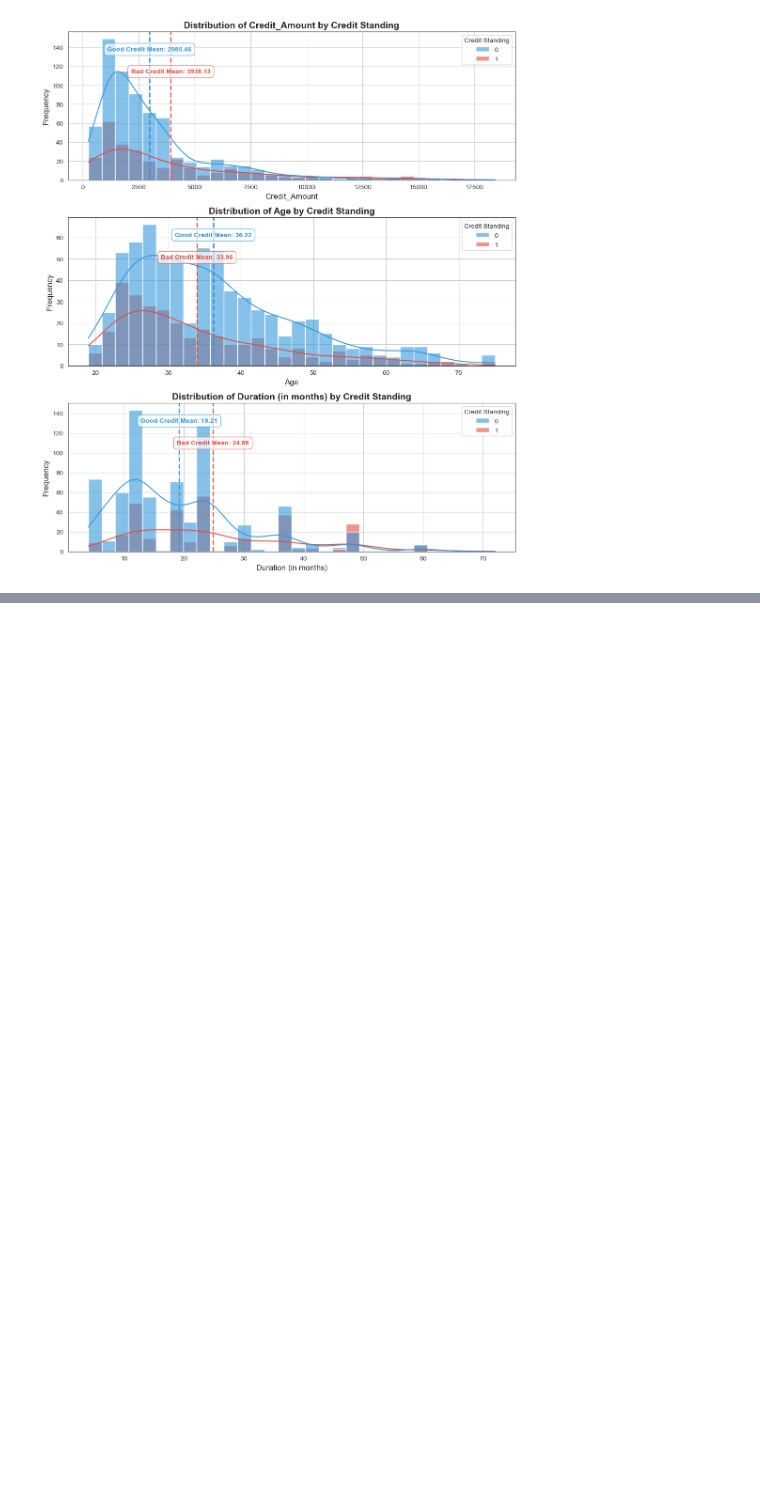
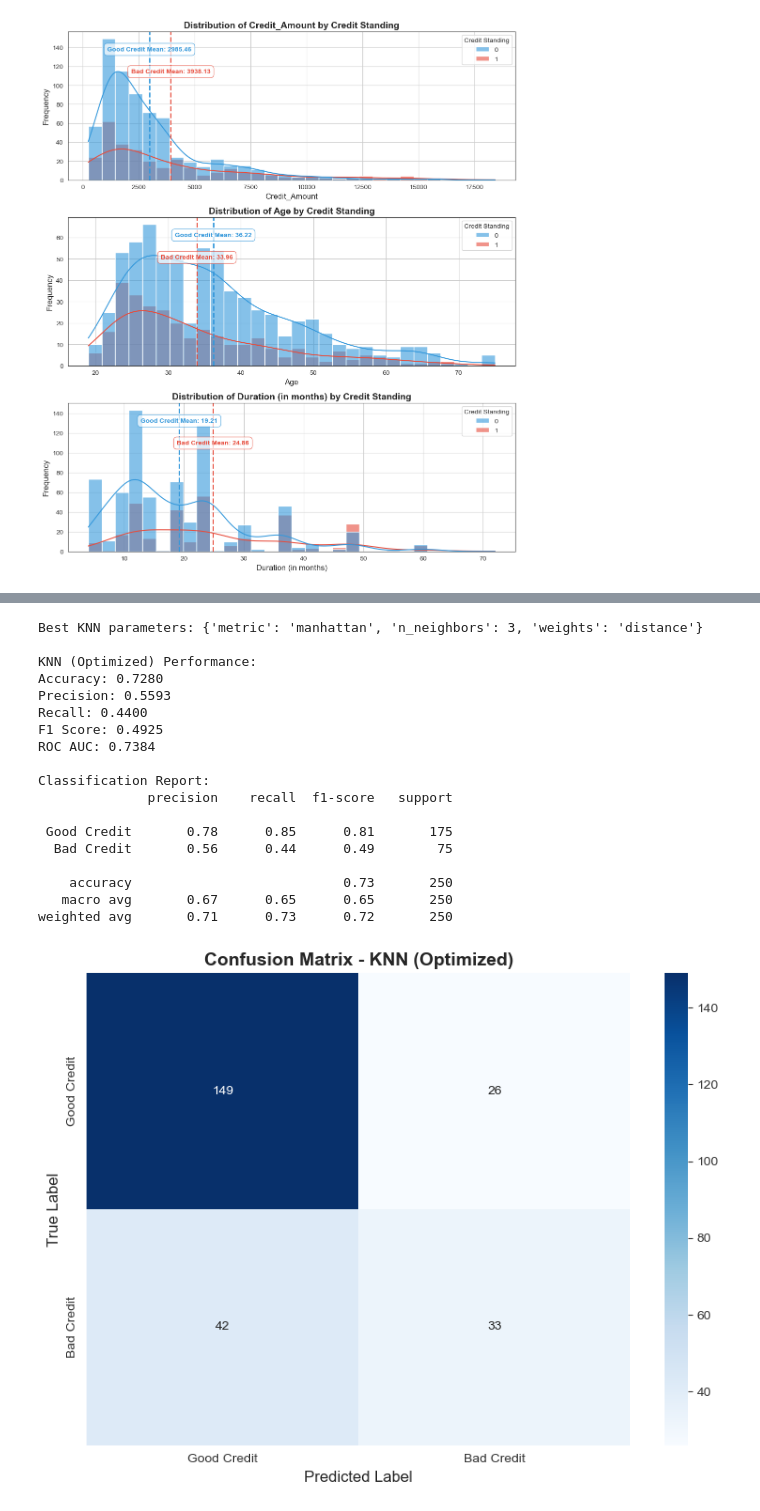
Before and after one commit to DSCI-310-2025/dsci-310-python-group-1-pipeline-pythons, a Jupyter notebook: credit_risk_analysis.ipynb, the cells around one changed output, grey strips where cells are left out. Drawn from its saved outputs; the diff is of its cells as text; code cells hidden in the pictures; blank space fills up the shorter version.

```diff
--- a/credit_risk_analysis.ipynb
+++ b/credit_risk_analysis.ipynb
@@ -301,0 +390,35 @@ plt.show()
+# %%
+# 2. KNN Classifier with Grid Search
+param_grid = {
+    'n_neighbors': [3, 5, 7, 9, 11, 13, 15],
+    'weights': ['uniform', 'distance'],
+    'metric': ['euclidean', 'manhattan']
+}
+
+knn = KNeighborsClassifier()
+grid_search = GridSearchCV(knn, param_grid, cv=5, scoring='f1', n_jobs=-1)
+grid_search.fit(X_train_scaled, y_train)
+
+print(f"\nBest KNN parameters: {grid_search.best_params_}")
+best_knn = grid_search.best_estimator_
+knn_metrics = evaluate_model(best_knn, X_test, y_test, "KNN (Optimized)", scaled=True)
+# %% [output]
+Best KNN parameters: {'metric': 'manhattan', 'n_neighbors': 3, 'weights': 'distance'}
+
+KNN (Optimized) Performance:
+Accuracy: 0.7280
+Precision: 0.5593
+Recall: 0.4400
+F1 Score: 0.4925
+ROC AUC: 0.7384
+
+Classification Report:
+              precision    recall  f1-score   support
+
+ Good Credit       0.78      0.85      0.81       175
+  Bad Credit       0.56      0.44      0.49        75
+
+    accuracy                           0.73       250
+   macro avg       0.67      0.65      0.65       250
+weighted avg       0.71      0.73      0.72       250
+[figure, added]
```
Also changed, not shown: parts of 6 cells of this notebook.
